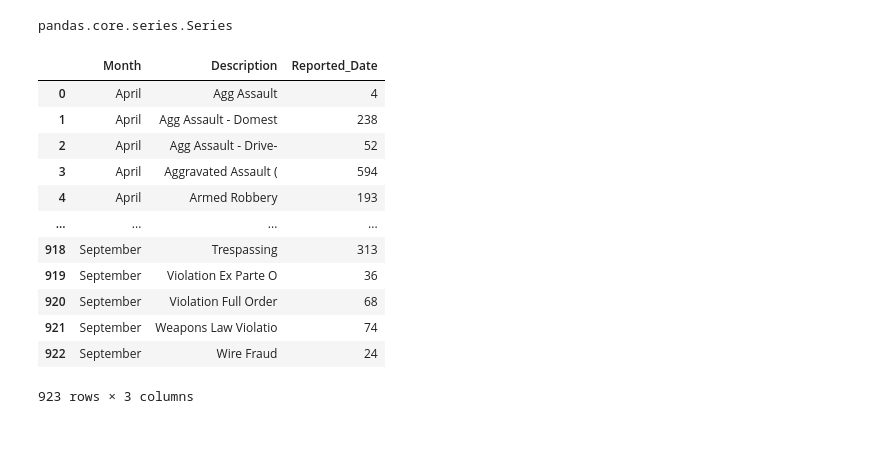
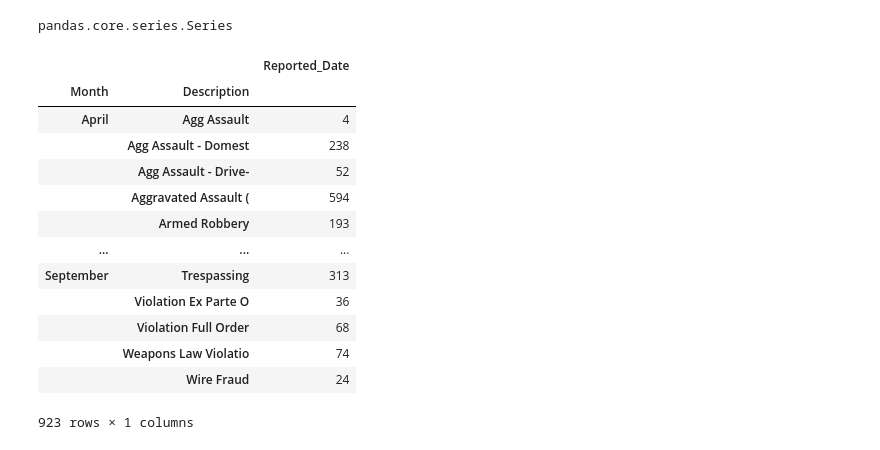
Before and after one commit to kanskris/kansas_crime_2018, a Jupyter notebook: Laylaa- Monthly Analysis.ipynb, the cells around one changed output. Saved outputs shown, nothing was run; the diff lists cells and outputs as text; code cells hidden in the pictures.

```diff
--- a/Laylaa- Monthly Analysis.ipynb
+++ b/Laylaa- Monthly Analysis.ipynb
@@ -101,19 +101,20 @@ type(typesofCrime)
 # %% [output]
 pandas.core.series.Series
 # %%
-crime = pd.DataFrame(typesofCrime).reset_index()
+crime = pd.DataFrame(typesofCrime)
 crime
 # %% [output]
-|  | Month | Description | Reported_Date |
-| 0 | April | Agg Assault | 4 |
-| 1 | April | Agg Assault - Domest | 238 |
-| 2 | April | Agg Assault - Drive- | 52 |
-| 3 | April | Aggravated Assault ( | 594 |
-| 4 | April | Armed Robbery | 193 |
-| ... | ... | ... | ... |
-| 918 | September | Trespassing | 313 |
-| 919 | September | Violation Ex Parte O | 36 |
-| 920 | September | Violation Full Order | 68 |
-| 921 | September | Weapons Law Violatio | 74 |
-| 922 | September | Wire Fraud | 24 |
+|  |  | Reported_Date |
+| Month | Description |  |
+| April | Agg Assault | 4 |
+|  | Agg Assault - Domest | 238 |
+|  | Agg Assault - Drive- | 52 |
+|  | Aggravated Assault ( | 594 |
+|  | Armed Robbery | 193 |
+| ... | ... | ... |
+| September | Trespassing | 313 |
+|  | Violation Ex Parte O | 36 |
+|  | Violation Full Order | 68 |
+|  | Weapons Law Violatio | 74 |
+|  | Wire Fraud | 24 |
-923 rows × 3 columns
+923 rows × 1 columns
```
Also changed, not shown: parts of 3 cells of this notebook.
